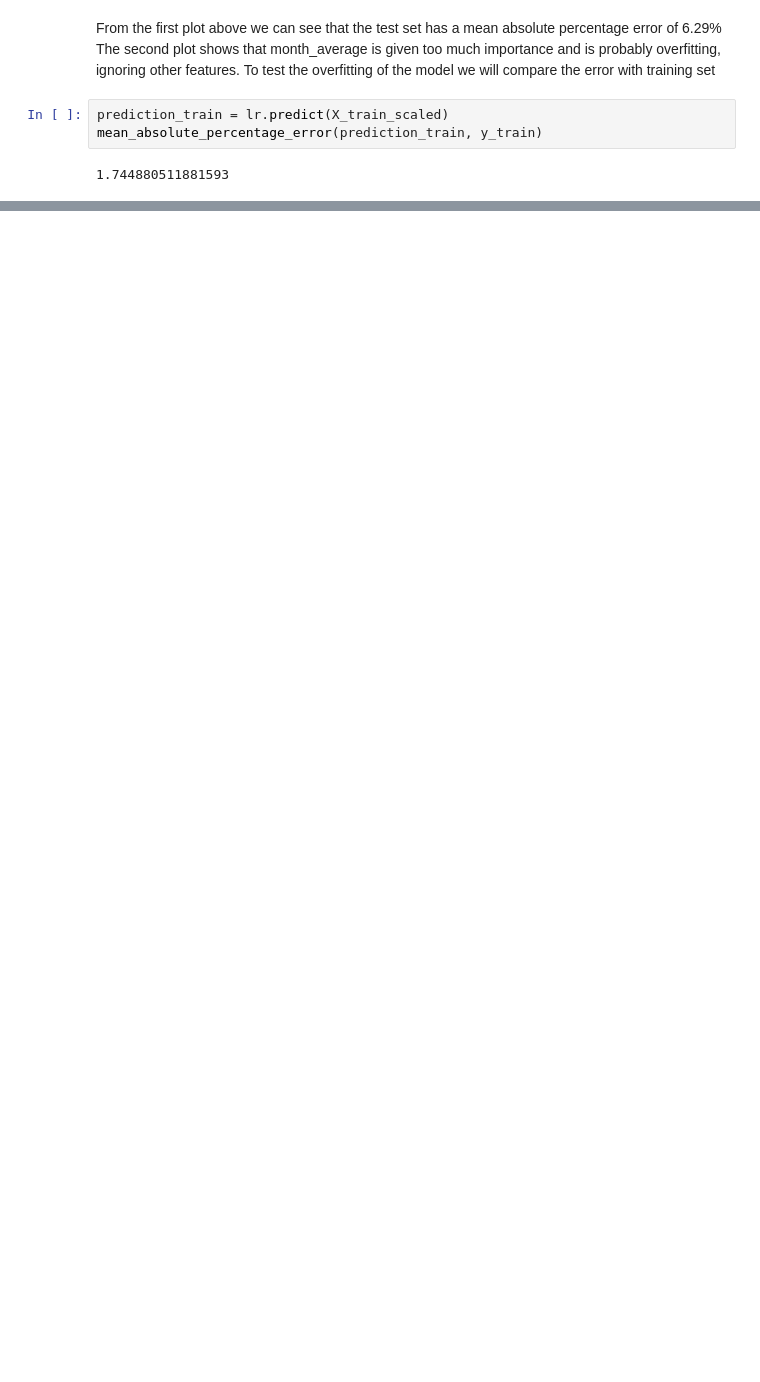
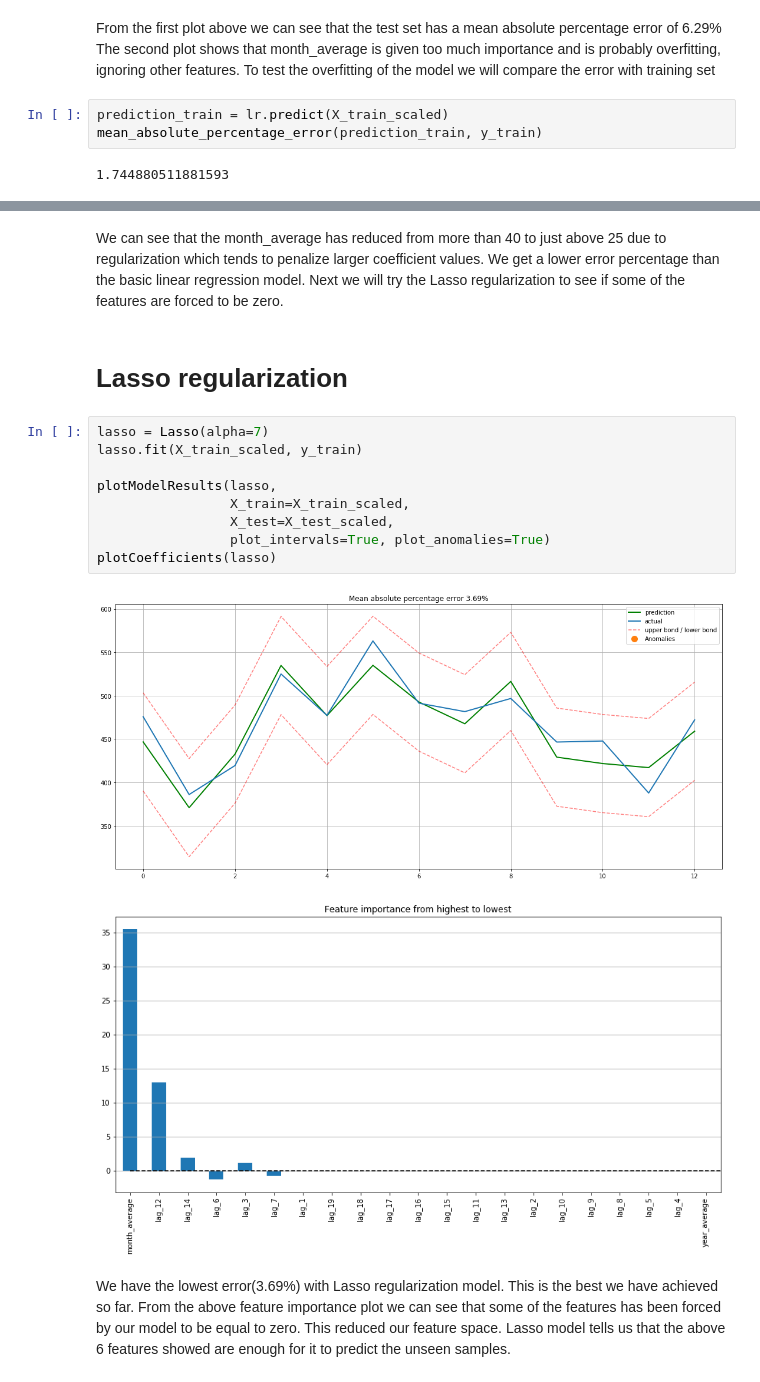
Before and after one commit to rohitmudaliar/Time-Series-Retail-Forecasting, a Jupyter notebook: Time-Series.ipynb, the cells around one changed output, grey strips where cells are left out. Cells and saved outputs as stored; diff of their text form; blank space fills up the shorter version.

```diff
--- a/Time-Series.ipynb
+++ b/Time-Series.ipynb
@@ -567,0 +590,19 @@ We have a mean absolute percentage error of 1.7 on the training set and 6.29 on
+# %% [markdown]
+We can see that the month_average has reduced from more than 40 to just above 25 due to regularization which tends to penalize
+larger coefficient values. We get a lower error percentage than the basic linear regression model. Next we will try the Lasso regularization to see if some of the features are forced to be zero.
+# %% [markdown]
+# Lasso regularization
+# %%
+lasso = Lasso(alpha=7)
+lasso.fit(X_train_scaled, y_train)
+
+plotModelResults(lasso,
+                 X_train=X_train_scaled,
+                 X_test=X_test_scaled,
+                 plot_intervals=True, plot_anomalies=True)
+plotCoefficients(lasso)
+# %% [output]
+[figure, added]
+[figure, added]
+# %% [markdown]
+We have the lowest error(3.69%) with Lasso regularization model. This is the best we have achieved so far. From the above feature importance plot we can see that some of the features has been forced by our model to be equal to zero. This reduced our feature space. Lasso model tells us that the above 6 features showed are enough for it to predict the unseen samples.
```
Also changed, not shown: parts of 8 cells of this notebook.
